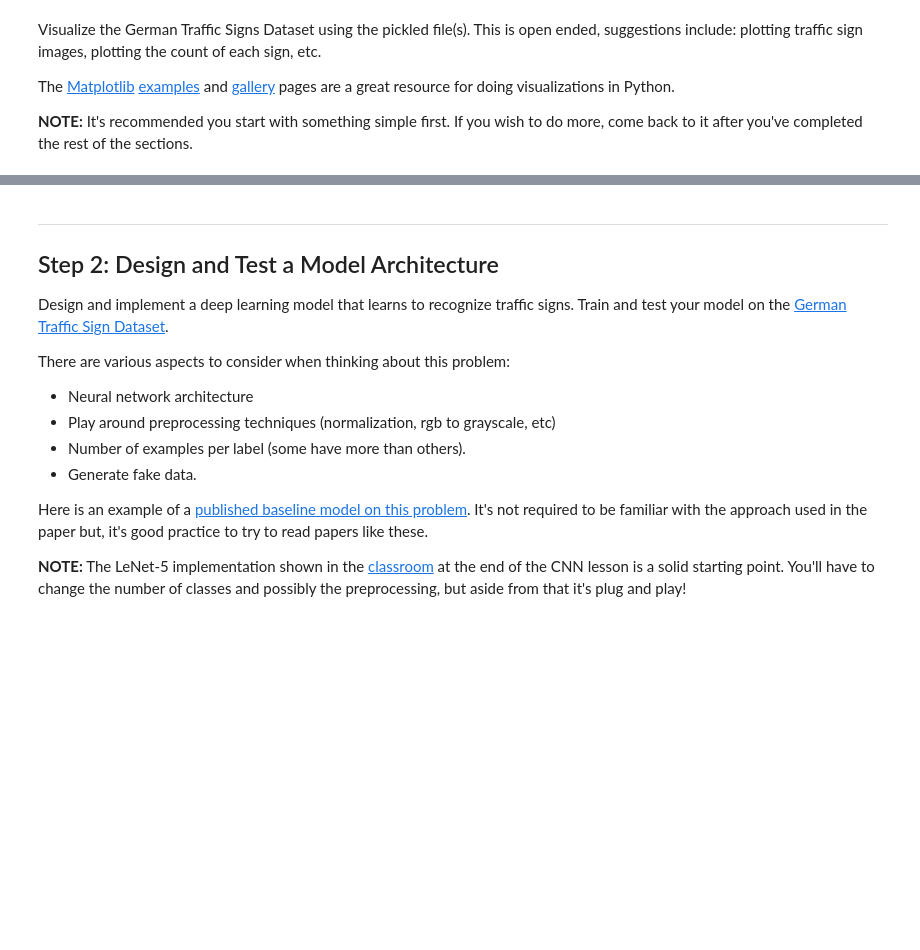
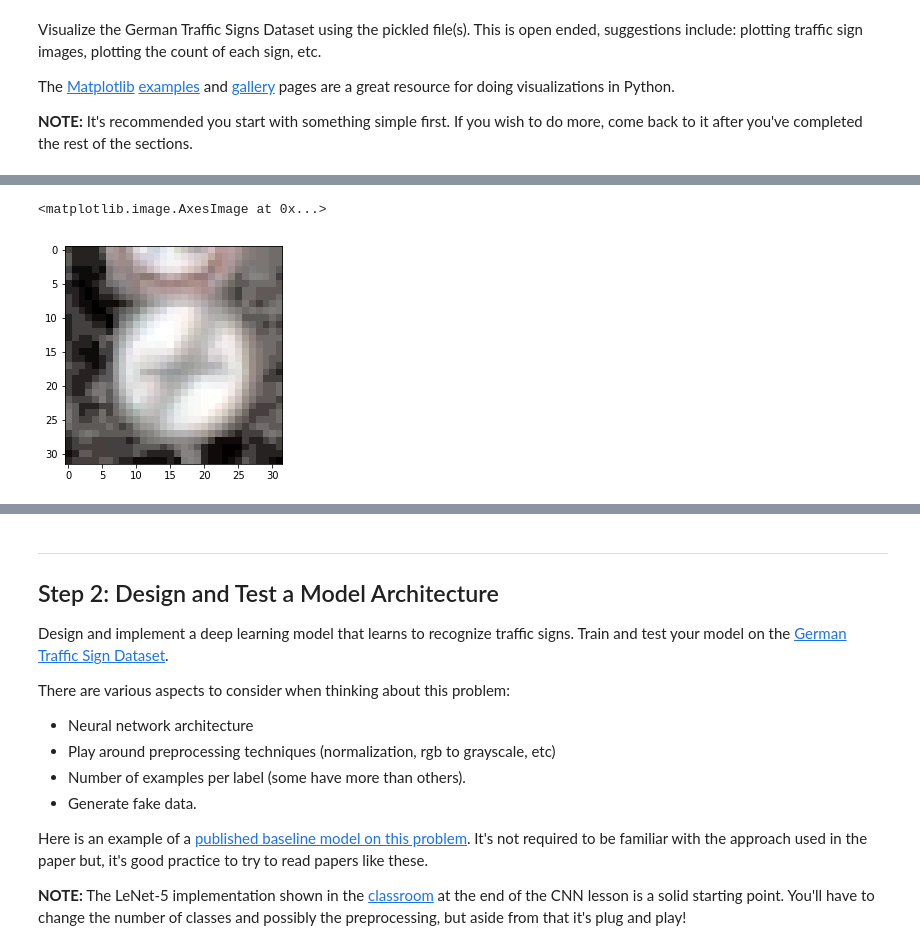
Before and after one commit to jtirila/CarND-Traffic-Sign-Classifier-Project, a Jupyter notebook: Traffic_Sign_Classifier.ipynb, the cells around one changed output, grey strips where cells are left out. Cells and saved outputs as stored; diff of their text form; code cells hidden in the pictures; blank space fills up the shorter version.

```diff
--- a/Traffic_Sign_Classifier.ipynb
+++ b/Traffic_Sign_Classifier.ipynb
@@ -92,0 +181,5 @@ import matplotlib.pyplot as plt
+# %%
+plt.imshow(normalize_luminosity(features_train[0]))
+# %% [output]
+<matplotlib.image.AxesImage at 0x...>
+[figure, added]
```
Also changed, not shown: parts of 18 cells of this notebook, 2 other files.
